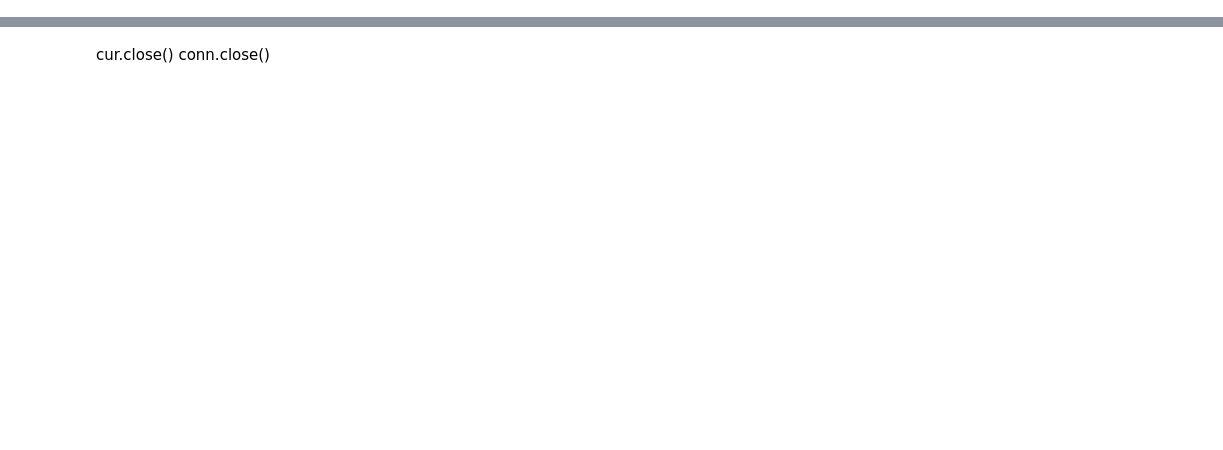
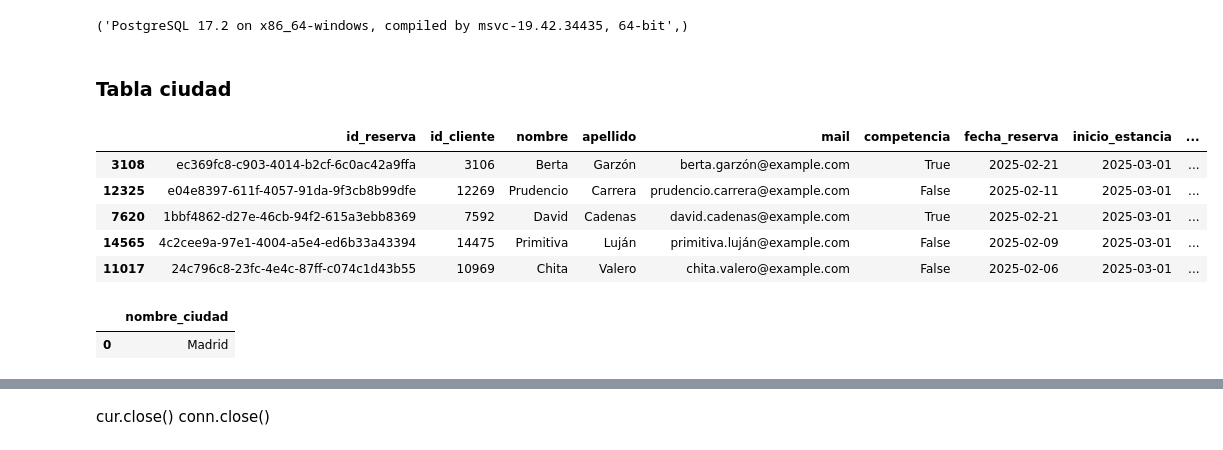
Before and after one commit to raquelscv/Proyecto-ETL, a Jupyter notebook: jupyters/carga.ipynb, the cells around one changed output, grey strips where cells are left out. Cells and saved outputs as stored; diff of their text form; code cells hidden in the pictures; blank space fills up the shorter version.

Commit message:
Carga de datos a la BD hecha

```diff
--- a/jupyters/carga.ipynb
+++ b/jupyters/carga.ipynb
@@ -249,0 +17,27 @@ conn.commit()
+# %%
+# ejecuta una consulta para obtener la version del servidor de la base de datos y muestra el resultado
+cur.execute("SELECT version();")
+cur.fetchone()
+# %% [output]
+('PostgreSQL 17.2 on x86_64-windows, compiled by msvc-19.42.34435, 64-bit',)
+# %% [markdown]
+### Tabla ciudad
+# %%
+# carga el dataframe desde un archivo pickle y muestra una muestra aleatoria de 5 filas
+df_reservas = pd.read_pickle("../data/reservas_hoteles_limpio.pickle")
+df_reservas.sample(5)
+# %% [output]
+|  | id_reserva | id_cliente | nombre | apellido | mail | competencia | fecha_reserva | inicio_estancia | ... |
+| 3108 | ec369fc8-c903-4014-b2cf-6c0ac42a9ffa | 3106 | Berta | Garzón | berta.garzón@example.com | True | 2025-02-21 | 2025-03-01 | ... |
+| 12325 | e04e8397-611f-4057-91da-9f3cb8b99dfe | 12269 | Prudencio | Carrera | prudencio.carrera@example.com | False | 2025-02-11 | 2025-03-01 | ... |
+| 7620 | 1bbf4862-d27e-46cb-94f2-615a3ebb8369 | 7592 | David | Cadenas | david.cadenas@example.com | True | 2025-02-21 | 2025-03-01 | ... |
+| 14565 | 4c2cee9a-97e1-4004-a5e4-ed6b33a43394 | 14475 | Primitiva | Luján | primitiva.luján@example.com | False | 2025-02-09 | 2025-03-01 | ... |
+| 11017 | 24c796c8-23fc-4e4c-87ff-c074c1d43b55 | 10969 | Chita | Valero | chita.valero@example.com | False | 2025-02-06 | 2025-03-01 | ... |
+# %%
+# crea un dataframe con los valores unicos de la columna "ciudad" y lo nombra "nombre_ciudad"
+tabla_ciudad = pd.DataFrame(df_reservas["ciudad"].unique(), columns=["nombre_ciudad"])
+
+tabla_ciudad
+# %% [output]
+|  | nombre_ciudad |
+| 0 | Madrid |
```
Also changed, not shown: parts of 52 cells of this notebook, 2 other files.
